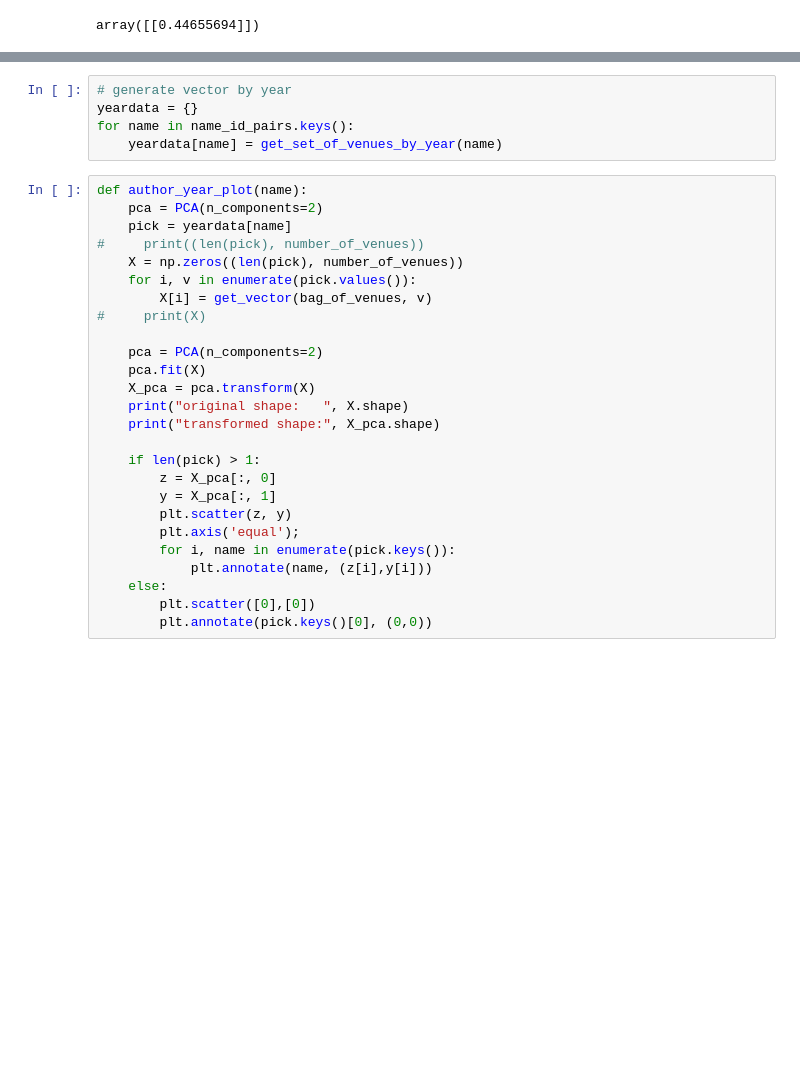
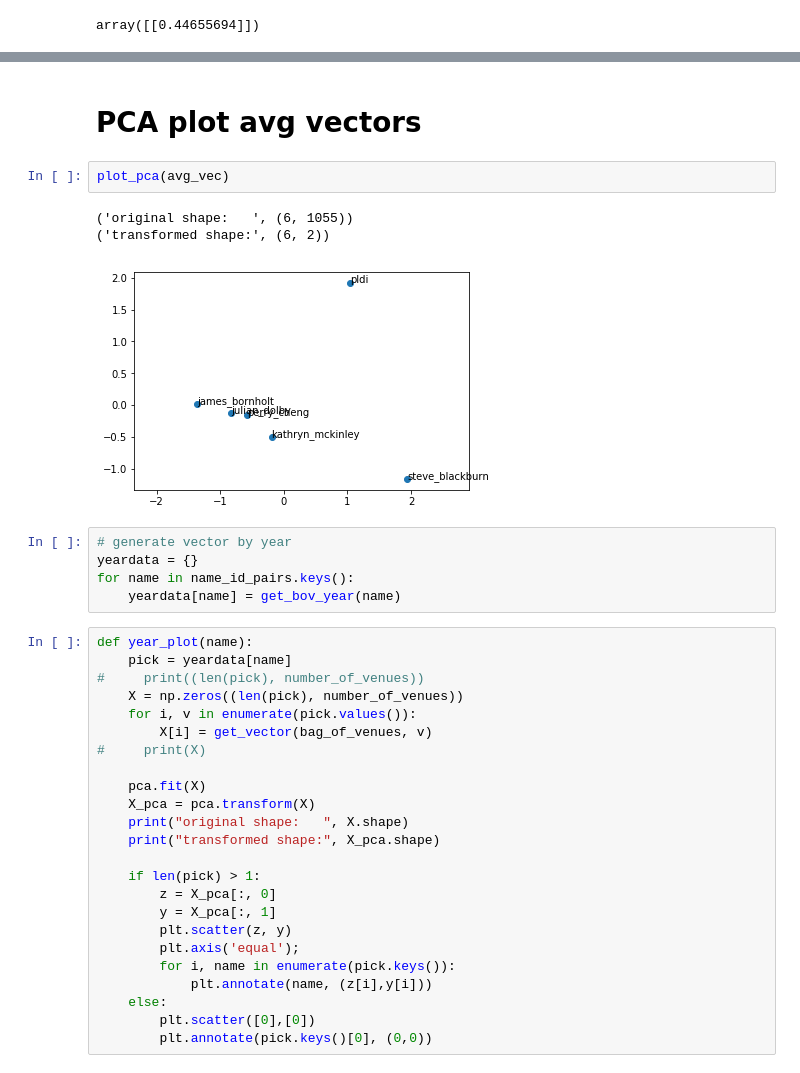
Before and after one commit to shinminjeong/citetrends, a Jupyter notebook: ent2Vec/Similarity.ipynb, the cells around one changed output, grey strips where cells are left out. Saved outputs shown, nothing was run; the diff lists cells and outputs as text; blank space fills up the shorter version.

```diff
--- a/ent2Vec/Similarity.ipynb
+++ b/ent2Vec/Similarity.ipynb
@@ -111,11 +150,18 @@ for i, name in enumerate(data.keys()):
+# %% [markdown]
+# PCA plot avg vectors
+# %%
+plot_pca(avg_vec)
+# %% [output]
+('original shape:   ', (6, 1055))
+('transformed shape:', (6, 2))
+[figure, added]
 # %%
 # generate vector by year
 yeardata = {}
 for name in name_id_pairs.keys():
-    yeardata[name] = get_set_of_venues_by_year(name)
+    yeardata[name] = get_bov_year(name)
 # %%
-def author_year_plot(name):
-    pca = PCA(n_components=2)
+def year_plot(name):
     pick = yeardata[name]
 #     print((len(pick), number_of_venues))
     X = np.zeros((len(pick), number_of_venues))
@@ -123,7 +169,6 @@ def author_year_plot(name):
         X[i] = get_vector(bag_of_venues, v)
 #     print(X)
 
-    pca = PCA(n_components=2)
     pca.fit(X)
     X_pca = pca.transform(X)
     print("original shape:   ", X.shape)
```
Also changed, not shown: parts of 21 cells of this notebook, 1 other file.
